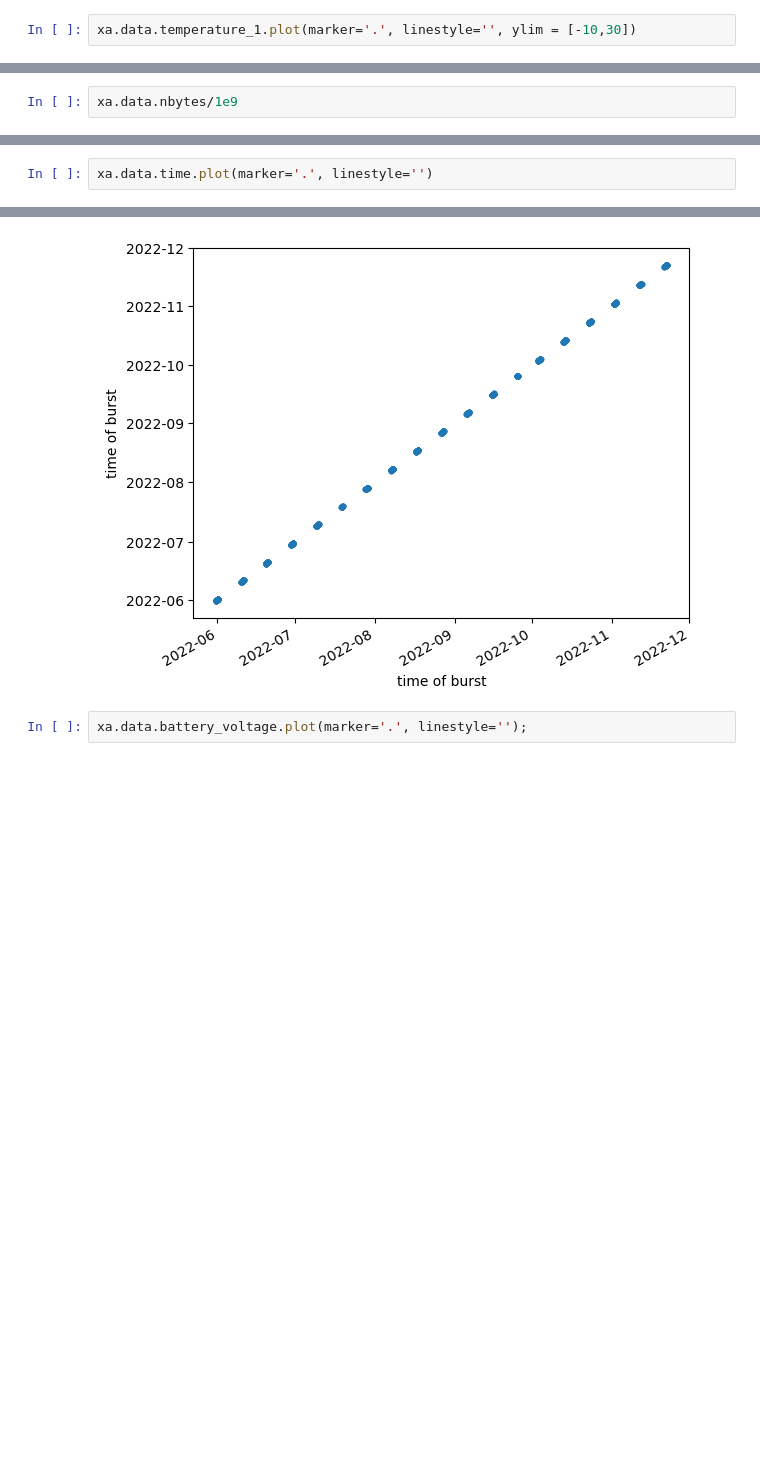
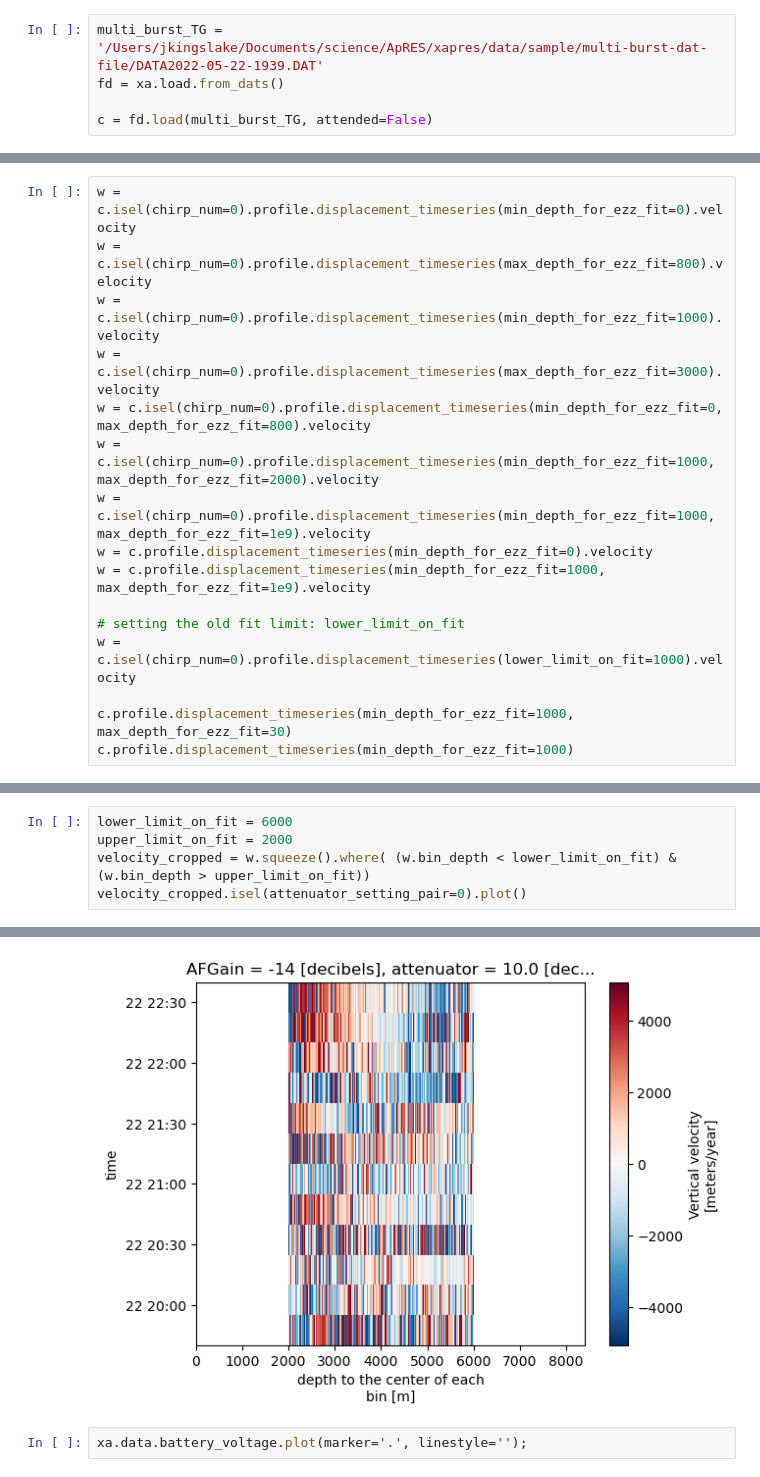
Before and after one commit to ldeo-glaciology/xapres, a Jupyter notebook: notebooks/test_notes/testing_xapres.ipynb, the cells around one changed output, grey strips where cells are left out. Saved outputs shown, nothing was run; the diff lists cells and outputs as text; blank space fills up the shorter version.

```diff
--- a/notebooks/test_notes/testing_xapres.ipynb
+++ b/notebooks/test_notes/testing_xapres.ipynb
@@ -39,2 +11,5 @@ xa.data.nbytes/1e9
 # %%
-xa.data.temperature_1.plot(marker='.', linestyle='', ylim = [-10,30])
+multi_burst_TG = '/Users/jkingslake/Documents/science/ApRES/xapres/data/sample/multi-burst-dat-file/DATA2022-05-22-1939.DAT'
+fd = xa.load.from_dats()
+
+c = fd.load(multi_burst_TG, attended=False)
@@ -43,2 +16,16 @@ NameError: name 'xa' is not defined
 # %%
-xa.data.nbytes/1e9
+w = c.isel(chirp_num=0).profile.displacement_timeseries(min_depth_for_ezz_fit=0).velocity
+w = c.isel(chirp_num=0).profile.displacement_timeseries(max_depth_for_ezz_fit=800).velocity
+w = c.isel(chirp_num=0).profile.displacement_timeseries(min_depth_for_ezz_fit=1000).velocity
+w = c.isel(chirp_num=0).profile.displacement_timeseries(max_depth_for_ezz_fit=3000).velocity
+w = c.isel(chirp_num=0).profile.displacement_timeseries(min_depth_for_ezz_fit=0, max_depth_for_ezz_fit=800).velocity
+w = c.isel(chirp_num=0).profile.displacement_timeseries(min_depth_for_ezz_fit=1000, max_depth_for_ezz_fit=2000).velocity
+w = c.isel(chirp_num=0).profile.displacement_timeseries(min_depth_for_ezz_fit=1000, max_depth_for_ezz_fit=1e9).velocity
+w = c.profile.displacement_timeseries(min_depth_for_ezz_fit=0).velocity
+w = c.profile.displacement_timeseries(min_depth_for_ezz_fit=1000, max_depth_for_ezz_fit=1e9).velocity
+
+# setting the old fit limit: lower_limit_on_fit
+w = c.isel(chirp_num=0).profile.displacement_timeseries(lower_limit_on_fit=1000).velocity
+
+c.profile.displacement_timeseries(min_depth_for_ezz_fit=1000, max_depth_for_ezz_fit=30)
+c.profile.displacement_timeseries(min_depth_for_ezz_fit=1000)
@@ -45,3 +79,6 @@ xa.data.nbytes/1e9
 # %%
-xa.data.time.plot(marker='.', linestyle='')
+lower_limit_on_fit = 6000
+upper_limit_on_fit = 2000
+velocity_cropped = w.squeeze().where( (w.bin_depth < lower_limit_on_fit) & (w.bin_depth > upper_limit_on_fit))
+velocity_cropped.isel(attenuator_setting_pair=0).plot()
 # %% [output]
@@ -49,4 +86,4 @@ xa.data.time.plot(marker='.', linestyle='')
-[figure, old version]
+[figure, new version]
 # %%
 xa.data.battery_voltage.plot(marker='.', linestyle='');
 # %% [output]
```
Also changed, not shown: parts of 7 cells of this notebook, 4 other files.
